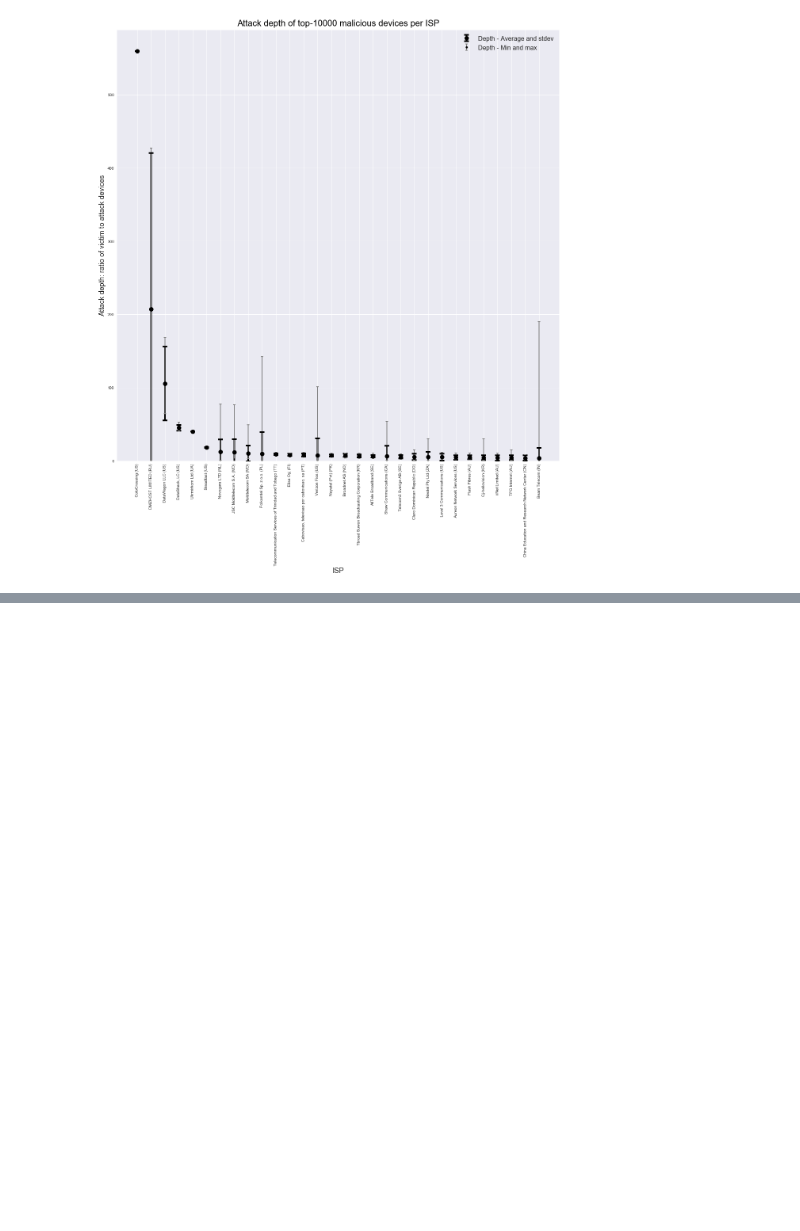
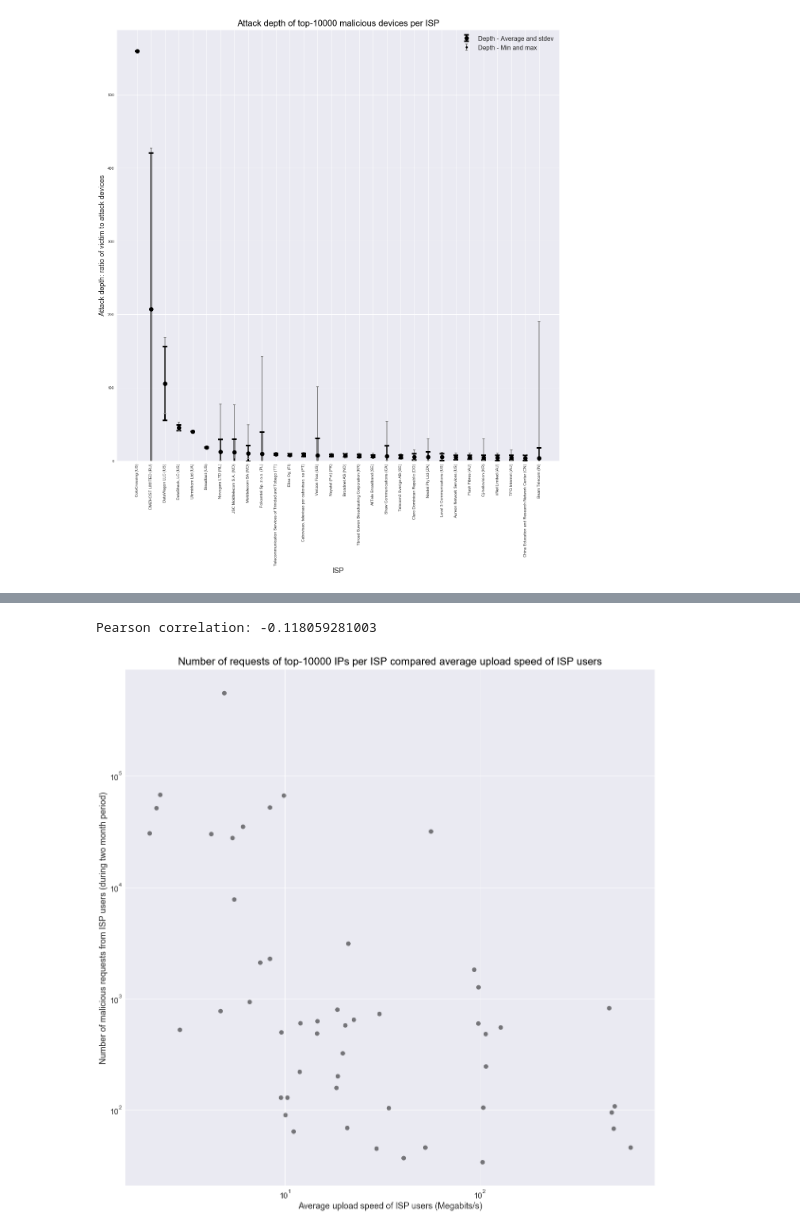
Before and after one commit to ProCessor00/4TU-CybSec-EoS, a Jupyter notebook: Block 2/EoS-honeypots.ipynb, the cells around one changed output, grey strips where cells are left out. Cells and saved outputs as stored; diff of their text form; code cells hidden in the pictures; blank space fills up the shorter version.

Commit message:
factor evaluation added and report updated

```diff
--- a/Block 2/EoS-honeypots.ipynb
+++ b/Block 2/EoS-honeypots.ipynb
@@ -800,0 +852,44 @@ plt.show()
+# %%
+# calculate correlation between ISP requests vs upload speed
+pearson = pearsonr(panda_data_1a_isp_upload['upload'], panda_data_1a_isp_upload['Amount'])
+print("\nPearson correlation:", pearson[0])
+
+# plot ISP requests vs upload speed
+fig = plt.figure()
+ax = plt.gca()
+ax.scatter(panda_data_1a_isp_upload['upload'], panda_data_1a_isp_upload['Amount'], c='black', s=90, alpha=0.5, edgecolors='none')
+ax.set_yscale('log')
+ax.set_xscale('log')
+
+# Set the font dictionaries (for plot title and axis titles)
+title_font = {'fontname':'Arial', 'size':'22', 'color':'black', 'weight':'normal',
+              'verticalalignment':'bottom'} # Bottom vertical alignment for more space
+axis_font = {'fontname':'Arial', 'size':'18'}
+
+# Set the font properties (for use in legend)
+font_path = 'C:\Windows\Fonts\Arial.ttf'
+font_prop = font_manager.FontProperties(fname=font_path, size=14)
+
+plt.tick_params(labelsize=16)
+plt.title("Number of requests of top-10000 IPs per ISP compared average upload speed of ISP users", **title_font)
+plt.xlabel("Average upload speed of ISP users (Megabits/s)", **axis_font)
+plt.ylabel("Number of malicious requests from ISP users (during two month period)", **axis_font)
+plt.grid(True)
+
+plt.savefig('metrics_evaluation_figures/factor_upload_speed.png', dpi=200, bbox_inches='tight')
+
+pylab.show()
+
+
+# calculate average requests per ISP and lookup global average upload speed
+
+global_average_upload = 7.2 # Mb/s
+
+# turn ISP requests and upload speed into categorial variables: >= average and < average
+
+# calculate chi square test to see whether the upload speed significantly influences the number of requests (check that every option has at least 5 ISPs or else use Fisher’s exact test)
+
+# done!
+# %% [output]
+Pearson correlation: -0.118059281003
+[figure, added]
```
Also changed, not shown: parts of 9 cells of this notebook, 8 other files.
